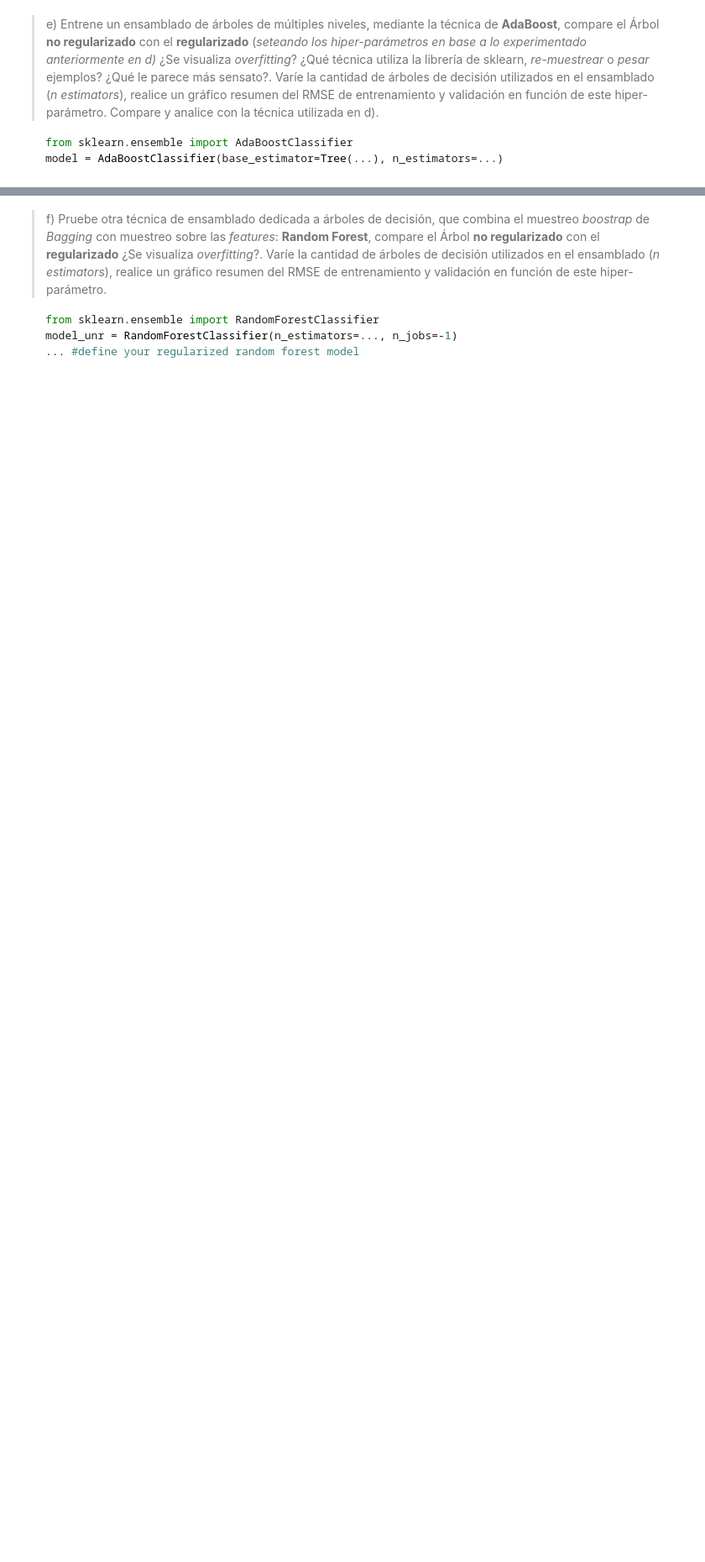
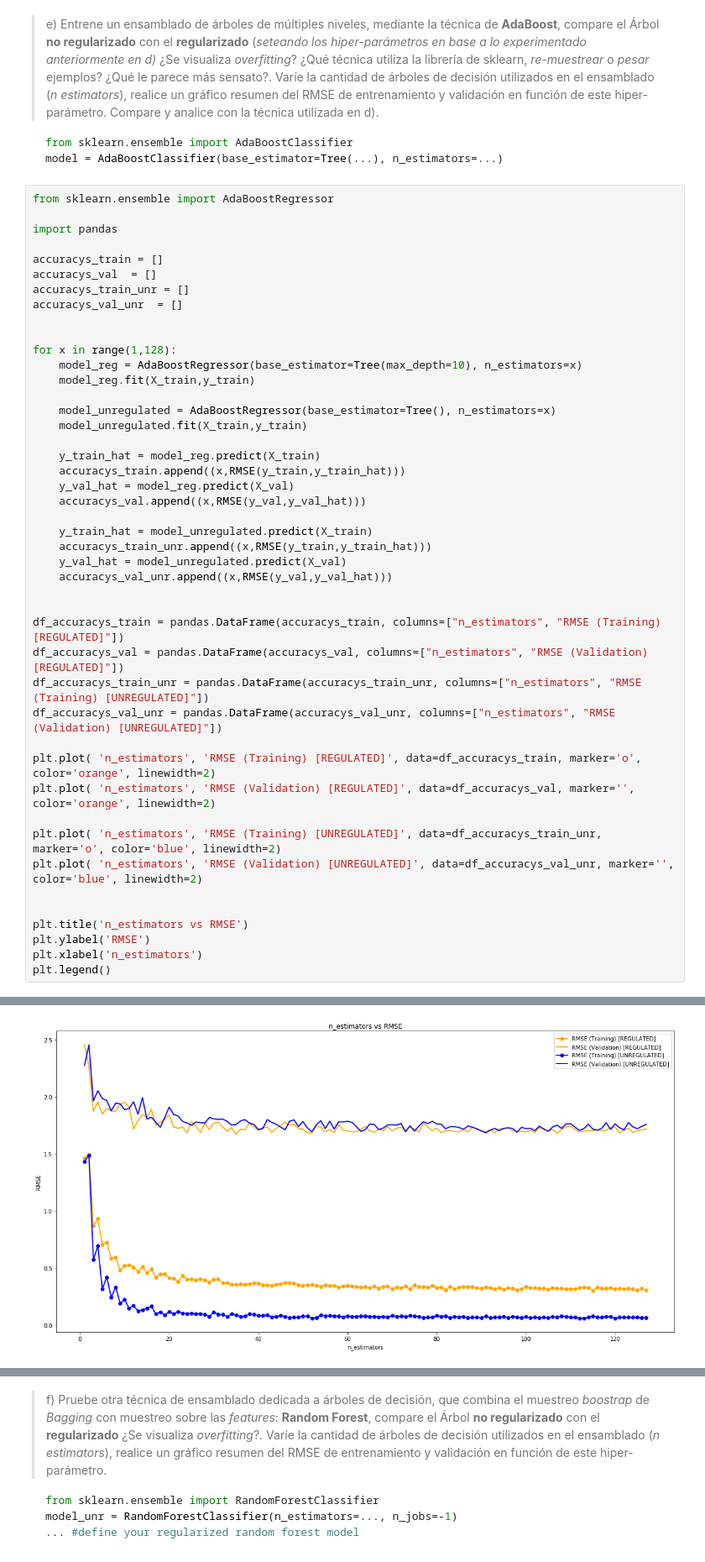
Before and after one commit to cristiancs/ML-TAREA3, a Jupyter notebook: Enunciado.ipynb, the cells around one changed output, grey strips where cells are left out. Shown at 84% size. Saved outputs shown, nothing was run; the diff lists cells and outputs as text; blank space fills up the shorter version.

````diff
--- a/Enunciado.ipynb
+++ b/Enunciado.ipynb
@@ -318,3 +375,49 @@ model = BaggingClassifier(base_estimator=Tree(...), n_estimators=..., n_jobs=-1)
 from sklearn.ensemble import AdaBoostClassifier
 model = AdaBoostClassifier(base_estimator=Tree(...), n_estimators=...)
 ```
+# %%
+from sklearn.ensemble import AdaBoostRegressor
+
+import pandas
+
+accuracys_train = []
+accuracys_val  = []
+accuracys_train_unr = []
+accuracys_val_unr  = []
+
+
+for x in range(1,128):
+    model_reg = AdaBoostRegressor(base_estimator=Tree(max_depth=10), n_estimators=x)
+    model_reg.fit(X_train,y_train)
+
+    model_unregulated = AdaBoostRegressor(base_estimator=Tree(), n_estimators=x)
+    model_unregulated.fit(X_train,y_train)
+
+    y_train_hat = model_reg.predict(X_train)
+    accuracys_train.append((x,RMSE(y_train,y_train_hat)))
+    y_val_hat = model_reg.predict(X_val)
+    accuracys_val.append((x,RMSE(y_val,y_val_hat)))
+
+    y_train_hat = model_unregulated.predict(X_train)
+    accuracys_train_unr.append((x,RMSE(y_train,y_train_hat)))
+    y_val_hat = model_unregulated.predict(X_val)
+    accuracys_val_unr.append((x,RMSE(y_val,y_val_hat)))
+
+
+df_accuracys_train = pandas.DataFrame(accuracys_train, columns=["n_estimators", "RMSE (Training) [REGULATED]"])
+df_accuracys_val = pandas.DataFrame(accuracys_val, columns=["n_estimators", "RMSE (Validation) [REGULATED]"])
+df_accuracys_train_unr = pandas.DataFrame(accuracys_train_unr, columns=["n_estimators", "RMSE (Training) [UNREGULATED]"])
+df_accuracys_val_unr = pandas.DataFrame(accuracys_val_unr, columns=["n_estimators", "RMSE (Validation) [UNREGULATED]"])
+
+plt.plot( 'n_estimators', 'RMSE (Training) [REGULATED]', data=df_accuracys_train, marker='o', color='orange', linewidth=2)
+plt.plot( 'n_estimators', 'RMSE (Validation) [REGULATED]', data=df_accuracys_val, marker='', color='orange', linewidth=2)
+
+plt.plot( 'n_estimators', 'RMSE (Training) [UNREGULATED]', data=df_accuracys_train_unr, marker='o', color='blue', linewidth=2)
+plt.plot( 'n_estimators', 'RMSE (Validation) [UNREGULATED]', data=df_accuracys_val_unr, marker='', color='blue', linewidth=2)
+
+
+plt.title('n_estimators vs RMSE')
+plt.ylabel('RMSE')
+plt.xlabel('n_estimators')
+plt.legend()
+# %% [output]
@@ -320,0 +425 @@ model = AdaBoostClassifier(base_estimator=Tree(...), n_estimators=...)
+[figure, added]
````
Also changed, not shown: parts of 29 cells of this notebook.
